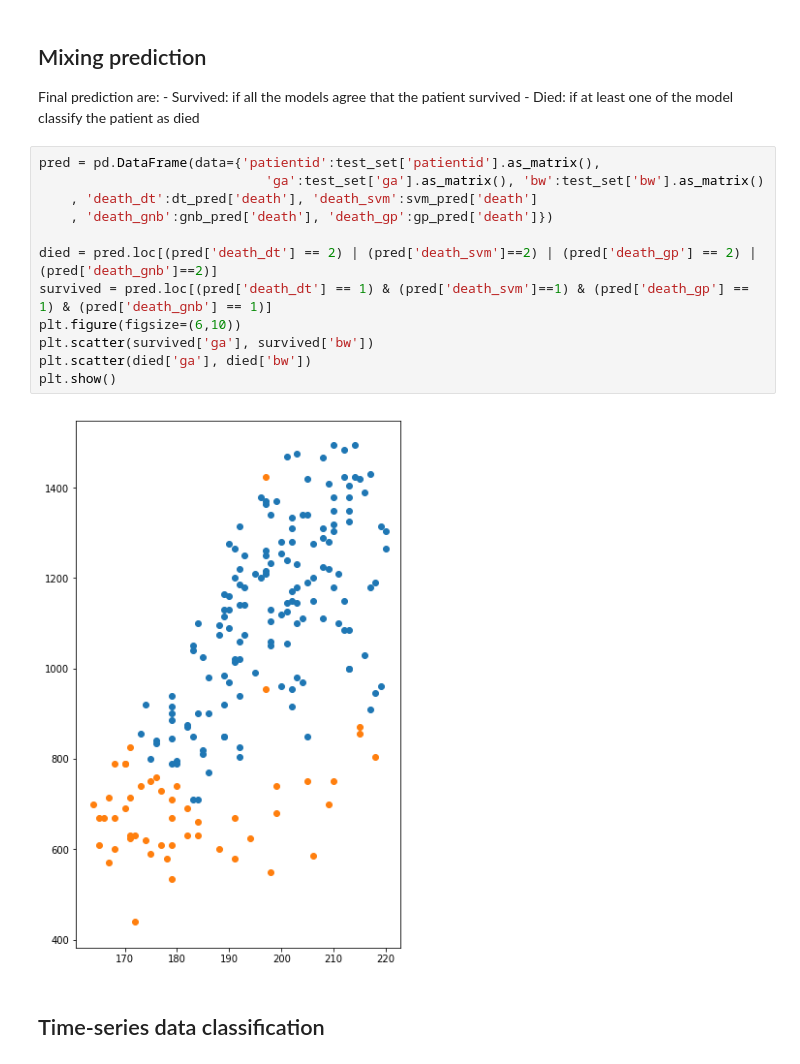
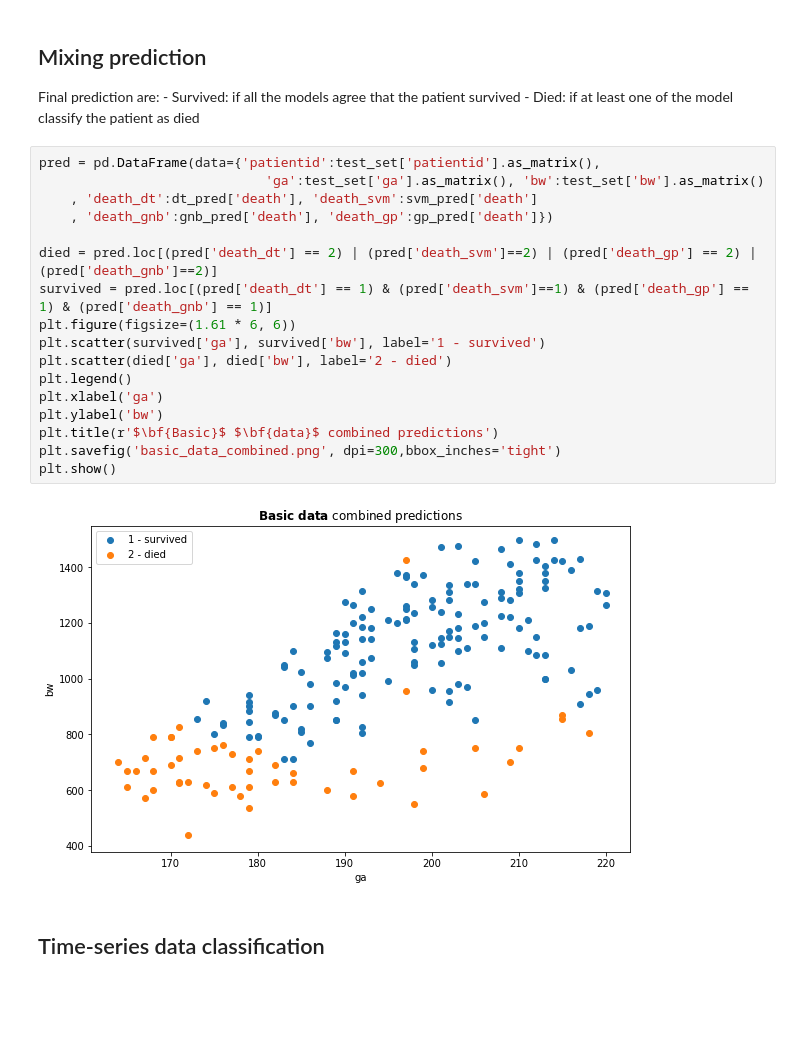
Before and after one commit to MaximilianProll/statgen, a Jupyter notebook: notebook.ipynb, the cells around one changed output. Cells and saved outputs as stored; diff of their text form; blank space fills up the shorter version.

```diff
--- a/notebook.ipynb
+++ b/notebook.ipynb
@@ -236,17 +248,22 @@ Final prediction are:
 # %%
 pred = pd.DataFrame(data={'patientid':test_set['patientid'].as_matrix(),
                              'ga':test_set['ga'].as_matrix(), 'bw':test_set['bw'].as_matrix()
     , 'death_dt':dt_pred['death'], 'death_svm':svm_pred['death']
     , 'death_gnb':gnb_pred['death'], 'death_gp':gp_pred['death']})
 
 died = pred.loc[(pred['death_dt'] == 2) | (pred['death_svm']==2) | (pred['death_gp'] == 2) | (pred['death_gnb']==2)]
 survived = pred.loc[(pred['death_dt'] == 1) & (pred['death_svm']==1) & (pred['death_gp'] == 1) & (pred['death_gnb'] == 1)]
-plt.figure(figsize=(6,10))
-plt.scatter(survived['ga'], survived['bw'])
-plt.scatter(died['ga'], died['bw'])
+plt.figure(figsize=(1.61 * 6, 6))
+plt.scatter(survived['ga'], survived['bw'], label='1 - survived')
+plt.scatter(died['ga'], died['bw'], label='2 - died')
+plt.legend()
+plt.xlabel('ga')
+plt.ylabel('bw')
+plt.title(r'$\bf{Basic}$ $\bf{data}$ combined predictions')
+plt.savefig('basic_data_combined.png', dpi=300,bbox_inches='tight')
 plt.show()
 # %% [output]
-[figure, old version]
+[figure, new version]
 # %% [markdown]
 ## Time-series data classification
 # %%
```
Also changed, not shown: parts of 21 cells of this notebook, 8 other files.
